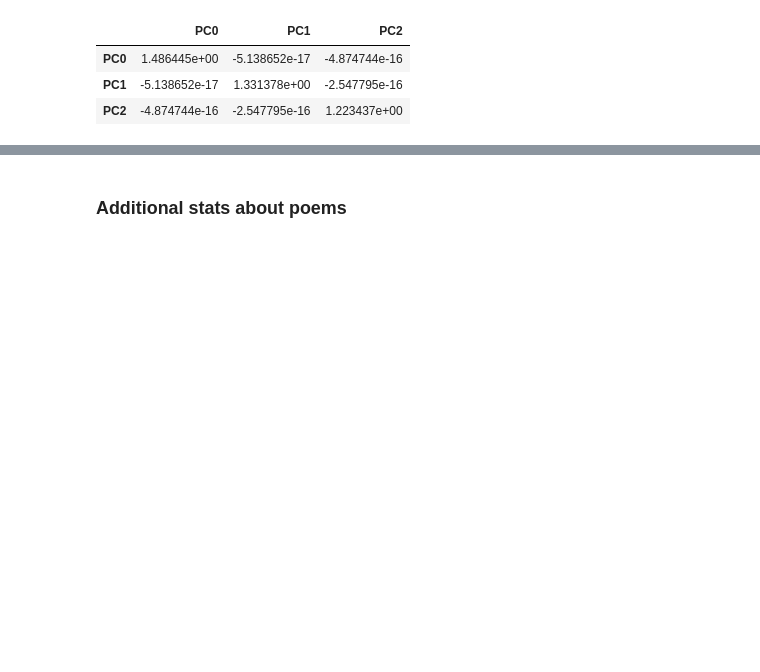
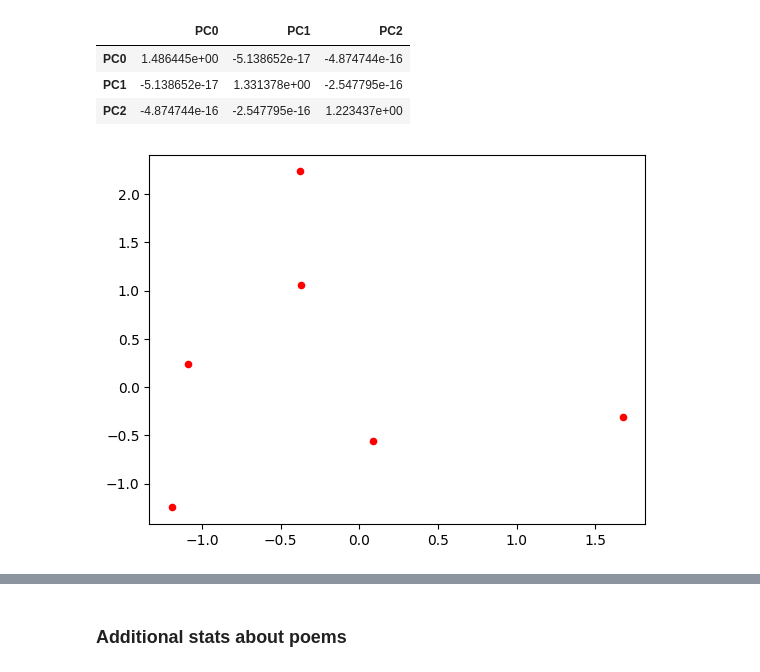
Before and after one commit to idmmachinelearning-ms/Project, a Jupyter notebook: Milestone-5.ipynb, the cells around one changed output, grey strips where cells are left out. Saved outputs shown, nothing was run; the diff lists cells and outputs as text; code cells hidden in the pictures; blank space fills up the shorter version.

```diff
--- a/Milestone-5.ipynb
+++ b/Milestone-5.ipynb
@@ -186,5 +186,11 @@ n_clusters = 3
 km_model = KMeansClustering(n_clusters=n_clusters)
 km_predicted = km_model.fit_predict(poems_pca_df)
+# %%
+for f in km_model.cluster_centers_:
+    plt.scatter(f[0], f[-1], c='red', s=20)
+plt.show()
+# %% [output]
+[figure, added]
 # %%
 # For plotting
 xl, yl, zl = "Sadness", "Joy", "Love"
```
Also changed, not shown: parts of 5 cells of this notebook.
